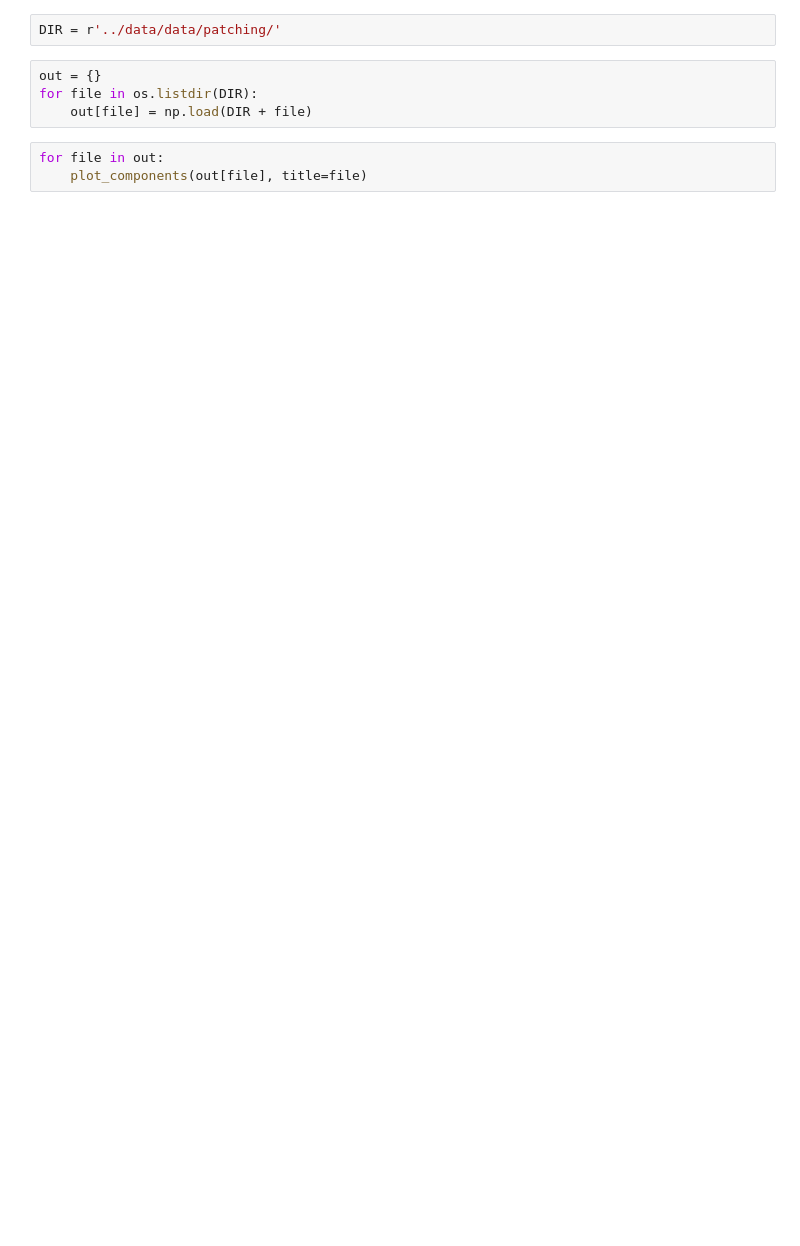
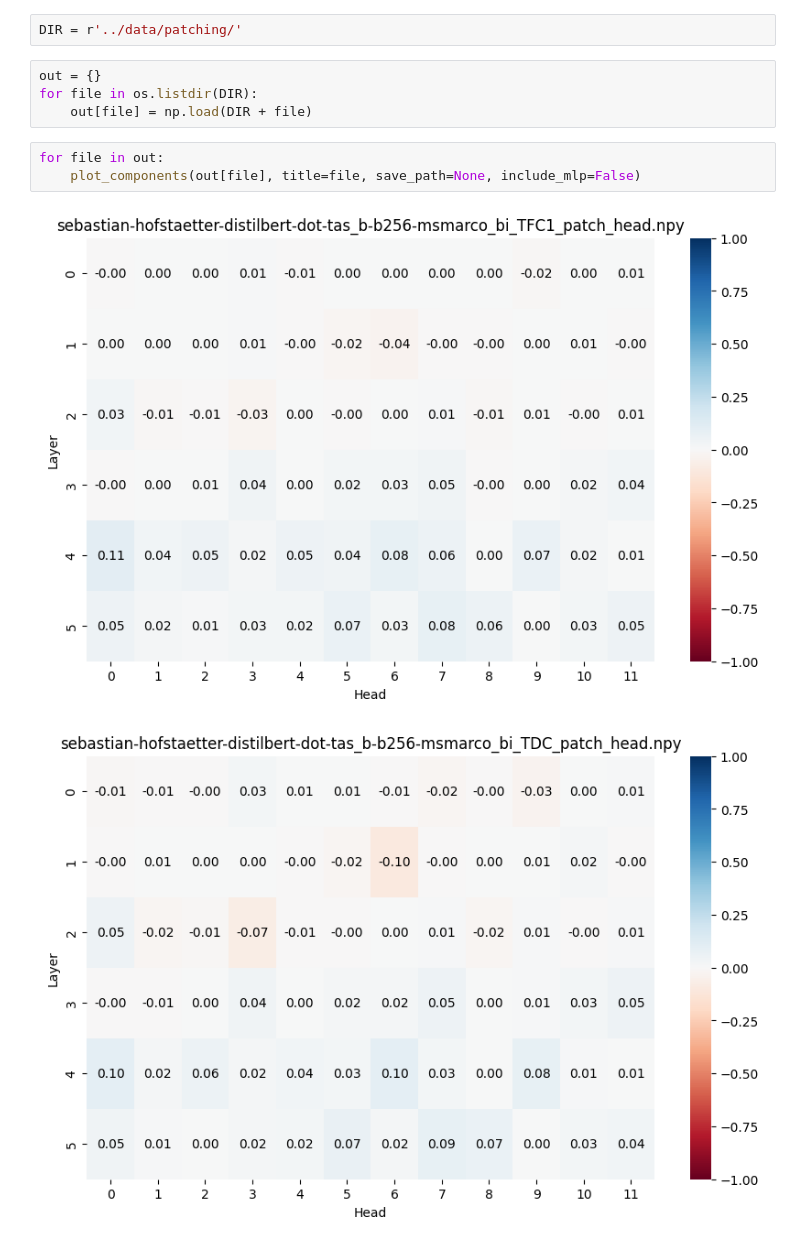
Before and after one commit to Parry-Parry/MechIR, a Jupyter notebook: notebooks/analysis.ipynb, the cells around one changed output. Saved outputs shown, nothing was run; the diff lists cells and outputs as text; blank space fills up the shorter version.

```diff
--- a/notebooks/analysis.ipynb
+++ b/notebooks/analysis.ipynb
@@ -28,9 +28,12 @@ ModuleNotFoundError: No module named 'mechir'
 # %%
-DIR = r'../data/data/patching/'
+DIR = r'../data/patching/'
 # %%
 out = {}
 for file in os.listdir(DIR):
     out[file] = np.load(DIR + file)
 # %%
 for file in out:
-    plot_components(out[file], title=file)
+    plot_components(out[file], title=file, save_path=None, include_mlp=False)
+# %% [output]
+[figure, added]
+[figure, added]
```
Also changed, not shown: parts of 3 cells of this notebook.
